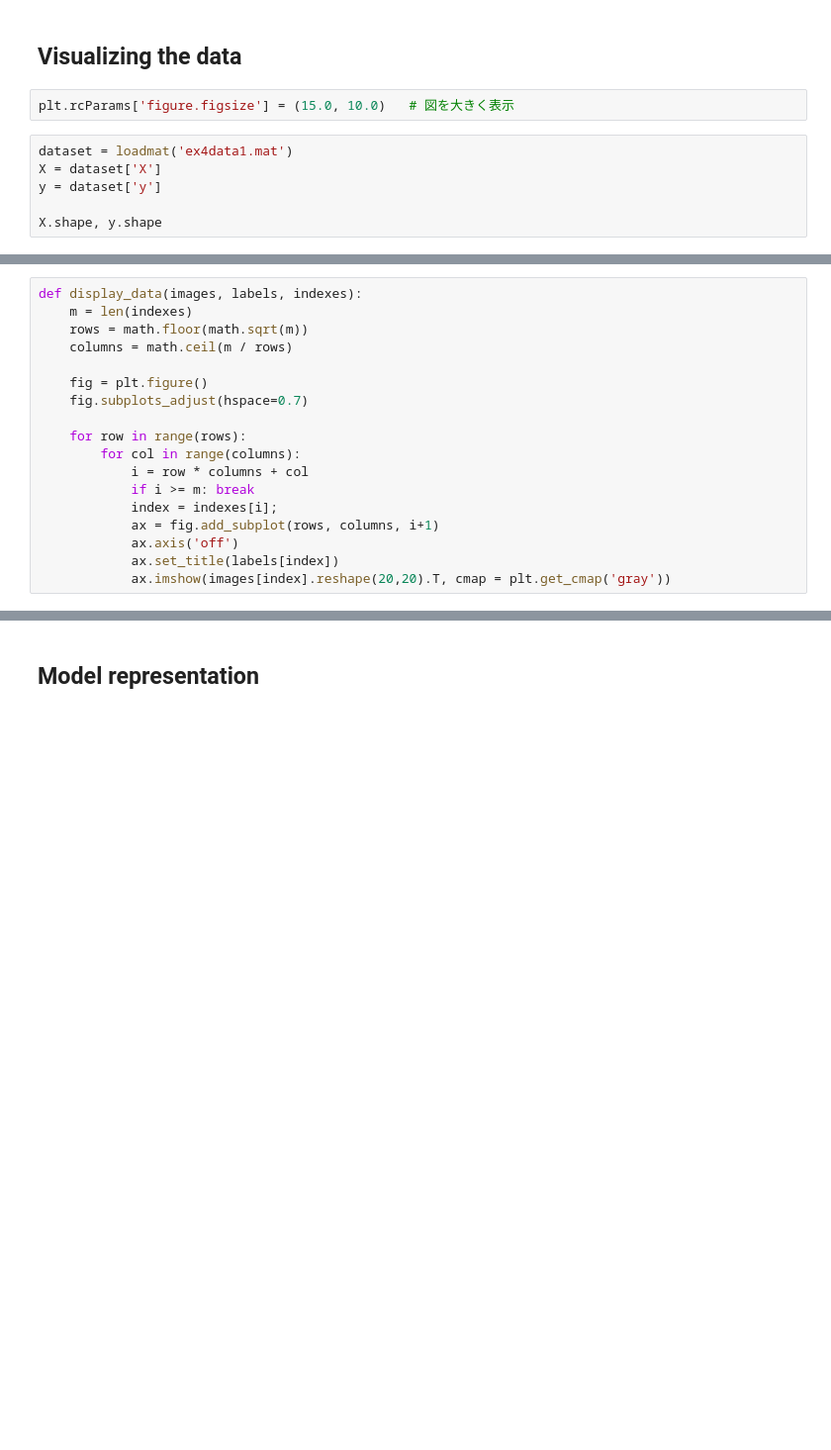
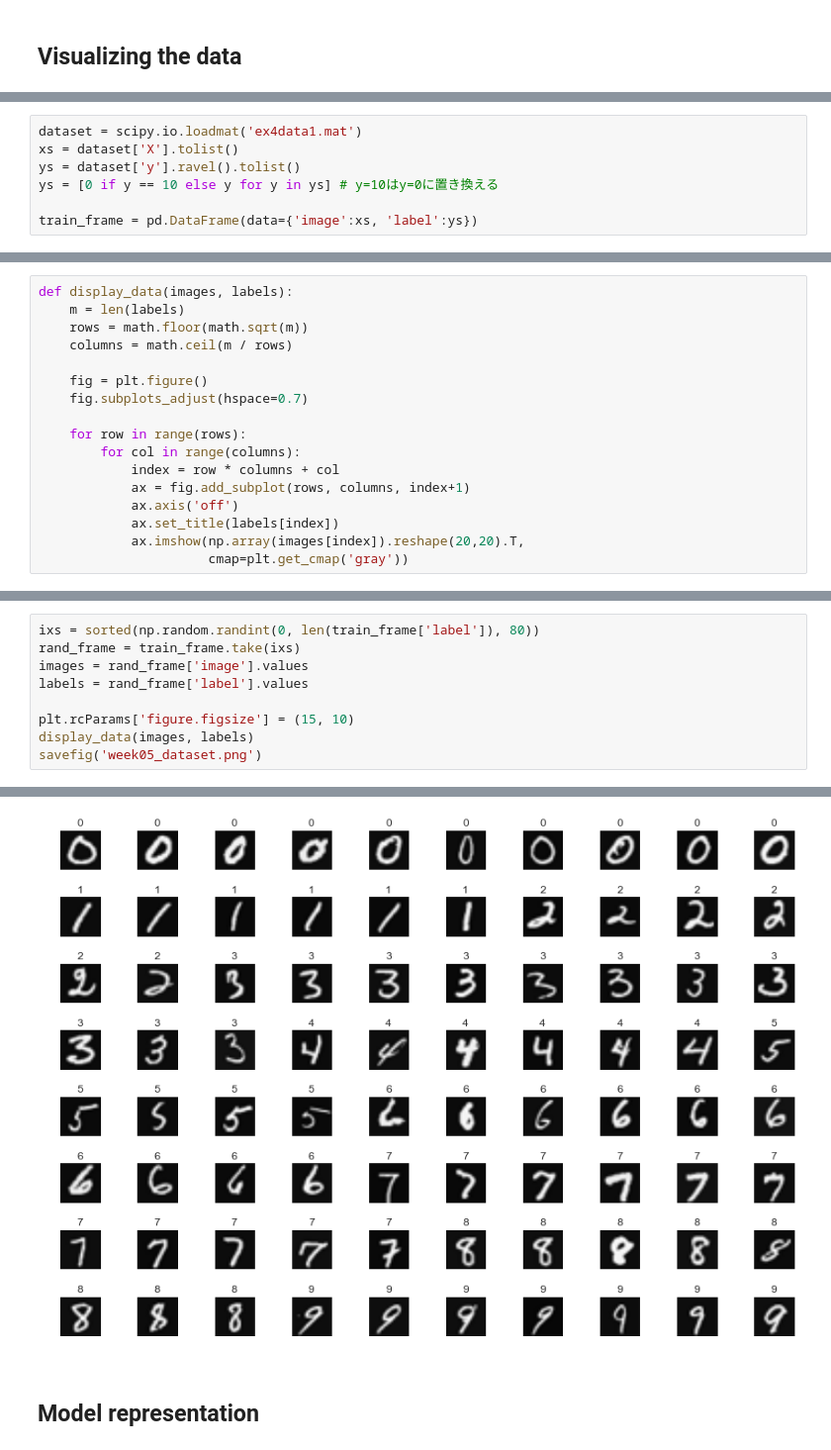
Before and after one commit to uents/coursera-ml, a Jupyter notebook: week05/neural_network_learning.ipynb, the cells around one changed output, grey strips where cells are left out. Shown at 99% size. Saved outputs shown, nothing was run; the diff lists cells and outputs as text; blank space fills up the shorter version.

```diff
--- a/week05/neural_network_learning.ipynb
+++ b/week05/neural_network_learning.ipynb
@@ -15,10 +21,2 @@ from mpl_toolkits.mplot3d import Axes3D
 # %% [markdown]
 ## Visualizing the data
-# %%
-plt.rcParams['figure.figsize'] = (15.0, 10.0)   # 図を大きく表示
-# %%
-dataset = loadmat('ex4data1.mat')
-X = dataset['X']
-y = dataset['y']
-
-X.shape, y.shape
@@ -26,0 +23,7 @@ X.shape, y.shape
+# %%
+dataset = scipy.io.loadmat('ex4data1.mat')
+xs = dataset['X'].tolist()
+ys = dataset['y'].ravel().tolist()
+ys = [0 if y == 10 else y for y in ys] # y=10はy=0に置き換える
+
+train_frame = pd.DataFrame(data={'image':xs, 'label':ys})
@@ -27,6 +52,6 @@ X.shape, y.shape
 # %%
-def display_data(images, labels, indexes):
-    m = len(indexes)
+def display_data(images, labels):
+    m = len(labels)
     rows = math.floor(math.sqrt(m))
     columns = math.ceil(m / rows)
 
@@ -35,10 +60,9 @@ def display_data(images, labels, indexes):
 
     for row in range(rows):
         for col in range(columns):
-            i = row * columns + col
-            if i >= m: break
-            index = indexes[i];
-            ax = fig.add_subplot(rows, columns, i+1)
+            index = row * columns + col
+            ax = fig.add_subplot(rows, columns, index+1)
             ax.axis('off')
             ax.set_title(labels[index])
-            ax.imshow(images[index].reshape(20,20).T, cmap = plt.get_cmap('gray'))
+            ax.imshow(np.array(images[index]).reshape(20,20).T,
+                      cmap=plt.get_cmap('gray'))
@@ -51,0 +69,10 @@ plt.savefig('week05_dataset.png')
+# %%
+ixs = sorted(np.random.randint(0, len(train_frame['label']), 80))
+rand_frame = train_frame.take(ixs)
+images = rand_frame['image'].values
+labels = rand_frame['label'].values
+
+plt.rcParams['figure.figsize'] = (15, 10)
+display_data(images, labels)
+savefig('week05_dataset.png')
+# %% [output]
@@ -52,2 +80,3 @@ plt.savefig('week05_dataset.png')
+[figure, added]
 # %% [markdown]
 ## Model representation
```
Also changed, not shown: parts of 20 cells of this notebook, 1 other file.
